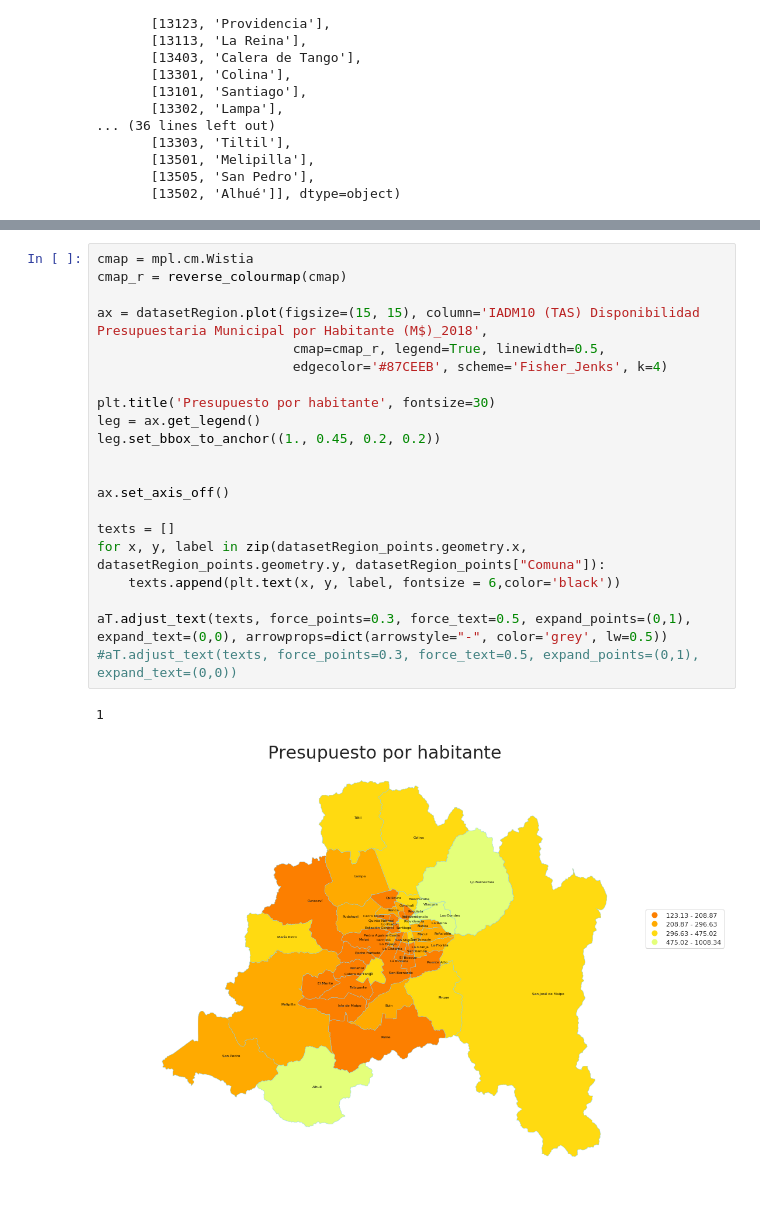
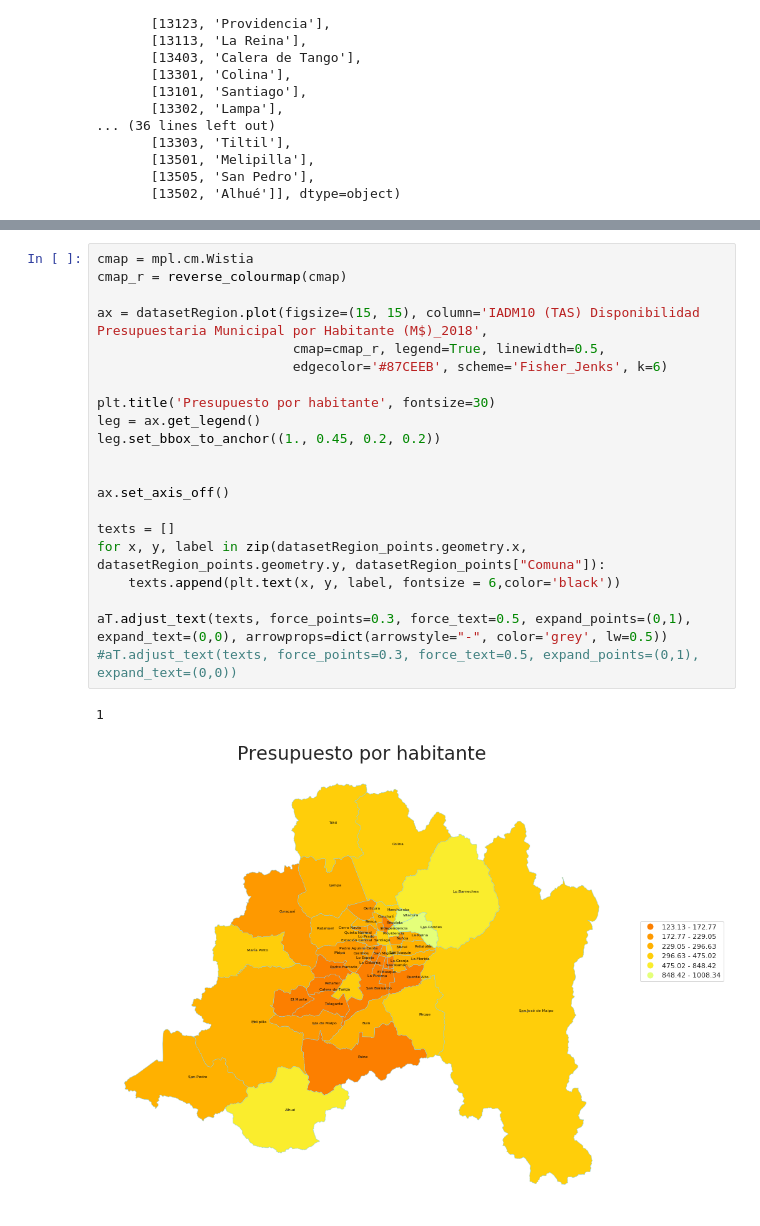
Before and after one commit to jairopinilla/Santiago_desigualdad_python_map, a Jupyter notebook: Visualización Proyecto.ipynb, the cells around one changed output, grey strips where cells are left out. Cells and saved outputs as stored; diff of their text form.

```diff
--- a/Visualización Proyecto.ipynb
+++ b/Visualización Proyecto.ipynb
@@ -219,24 +233,24 @@ aT.adjust_text(texts, force_points=0.3, force_text=0.5, expand_points=(0,1), exp
 # %%
 cmap = mpl.cm.Wistia
 cmap_r = reverse_colourmap(cmap)
 
 ax = datasetRegion.plot(figsize=(15, 15), column='IADM10 (TAS) Disponibilidad Presupuestaria Municipal por Habitante (M$)_2018',
                          cmap=cmap_r, legend=True, linewidth=0.5,
-                         edgecolor='#87CEEB', scheme='Fisher_Jenks', k=4)
+                         edgecolor='#87CEEB', scheme='Fisher_Jenks', k=6)
 
 plt.title('Presupuesto por habitante', fontsize=30)
 leg = ax.get_legend()
 leg.set_bbox_to_anchor((1., 0.45, 0.2, 0.2))
 
 
 ax.set_axis_off()
 
 texts = []
 for x, y, label in zip(datasetRegion_points.geometry.x, datasetRegion_points.geometry.y, datasetRegion_points["Comuna"]):
     texts.append(plt.text(x, y, label, fontsize = 6,color='black'))
 
 aT.adjust_text(texts, force_points=0.3, force_text=0.5, expand_points=(0,1), expand_text=(0,0), arrowprops=dict(arrowstyle="-", color='grey', lw=0.5))
 #aT.adjust_text(texts, force_points=0.3, force_text=0.5, expand_points=(0,1), expand_text=(0,0))
 # %% [output]
 1
-[figure, old version]
+[figure, new version]
```
Also changed, not shown: parts of 5 cells of this notebook.
